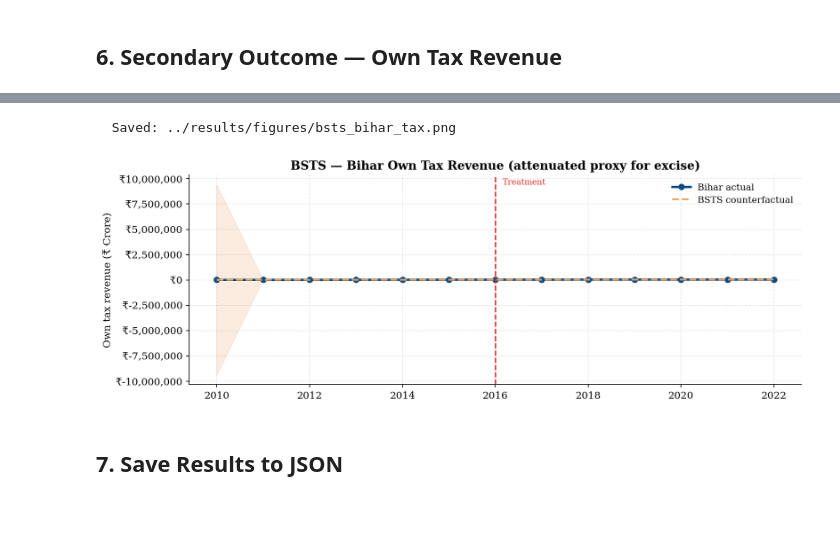
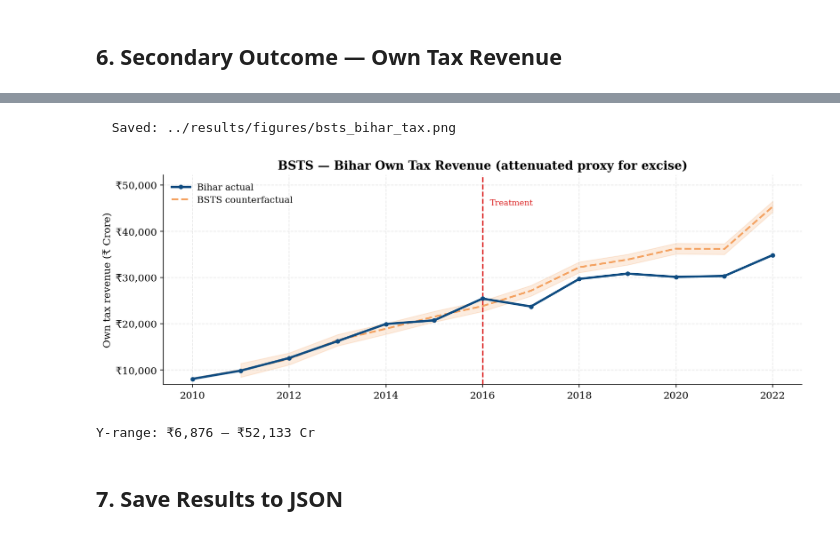
Before and after one commit to amsorrytola/scm-policy-india-, a Jupyter notebook: notebooks/09_bsts_bihar.ipynb, the cells around one changed output, grey strips where cells are left out. Cells and saved outputs as stored; diff of their text form; code cells hidden in the pictures.

```diff
--- a/notebooks/09_bsts_bihar.ipynb
+++ b/notebooks/09_bsts_bihar.ipynb
@@ -285,30 +324,46 @@ Posterior prob. of a causal effect: 100.0%
 
 For more details run the command: print(impact.summary('report'))
 # %%
-# Quick plot for secondary outcome
-inf2     = bsts2.ci.inferences.sort_index()  # chronological
+inf2     = bsts2.ci.inferences.sort_index()
 observed2= bsts2.ci.data.iloc[:, 0]
 dates2   = pd.to_datetime(bsts2._dates)
 
 fig, ax = plt.subplots(figsize=(11, 4))
-ax.fill_between(dates2, inf2["preds_lower"], inf2["preds_upper"],
+
+# Mask outlier band rows
+tax_lo = inf2["preds_lower"].values
+tax_hi = inf2["preds_upper"].values
+tax_widths = tax_hi - tax_lo
+tax_median = float(np.median(tax_widths[tax_widths > 0])) if any(tax_widths > 0) else 1
+valid_tax_band = tax_widths <= 50 * tax_median
+
+ax.fill_between(dates2[valid_tax_band], tax_lo[valid_tax_band], tax_hi[valid_tax_band],
                 alpha=0.2, color=COLOR_SYNTHETIC)
 ax.plot(dates2, observed2.values,
-        color=COLOR_TREATED, linewidth=2.5, label="Bihar actual", marker="o")
-ax.plot(dates2, inf2["preds"],
+        color=COLOR_TREATED, linewidth=2.5, label="Bihar actual",
+        marker="o", markersize=4, zorder=10)
+ax.plot(dates2, inf2["preds"].values,
         color=COLOR_SYNTHETIC, linewidth=2, linestyle="--",
         label="BSTS counterfactual")
 treatment_line(ax, TREATMENT_DATE)
+
+# Y limits: based on actual values only
+all_tax = np.concatenate([observed2.values, inf2["preds"].values])
+tax_min = np.nanmin(all_tax) * 0.85
+tax_max = np.nanmax(all_tax) * 1.15
+ax.set_ylim(tax_min, tax_max)
 ax.set_ylabel("Own tax revenue (₹ Crore)")
 ax.set_title("BSTS — Bihar Own Tax Revenue (attenuated proxy for excise)")
 ax.yaxis.set_major_formatter(mticker.FuncFormatter(lambda x, _: f"₹{x:,.0f}"))
 ax.legend()
 fig.tight_layout()
 save_fig(fig, RESULTS / "bsts_bihar_tax.png")
 plt.show()
+print(f"Y-range: ₹{tax_min:,.0f} — ₹{tax_max:,.0f} Cr")
 # %% [output]
   Saved: ../results/figures/bsts_bihar_tax.png
-[figure, old version]
+[figure, new version]
+Y-range: ₹6,876 — ₹52,133 Cr
 # %% [markdown]
 ## 7. Save Results to JSON
 # %%
```
Also changed, not shown: parts of 4 cells of this notebook, 4 other files.
